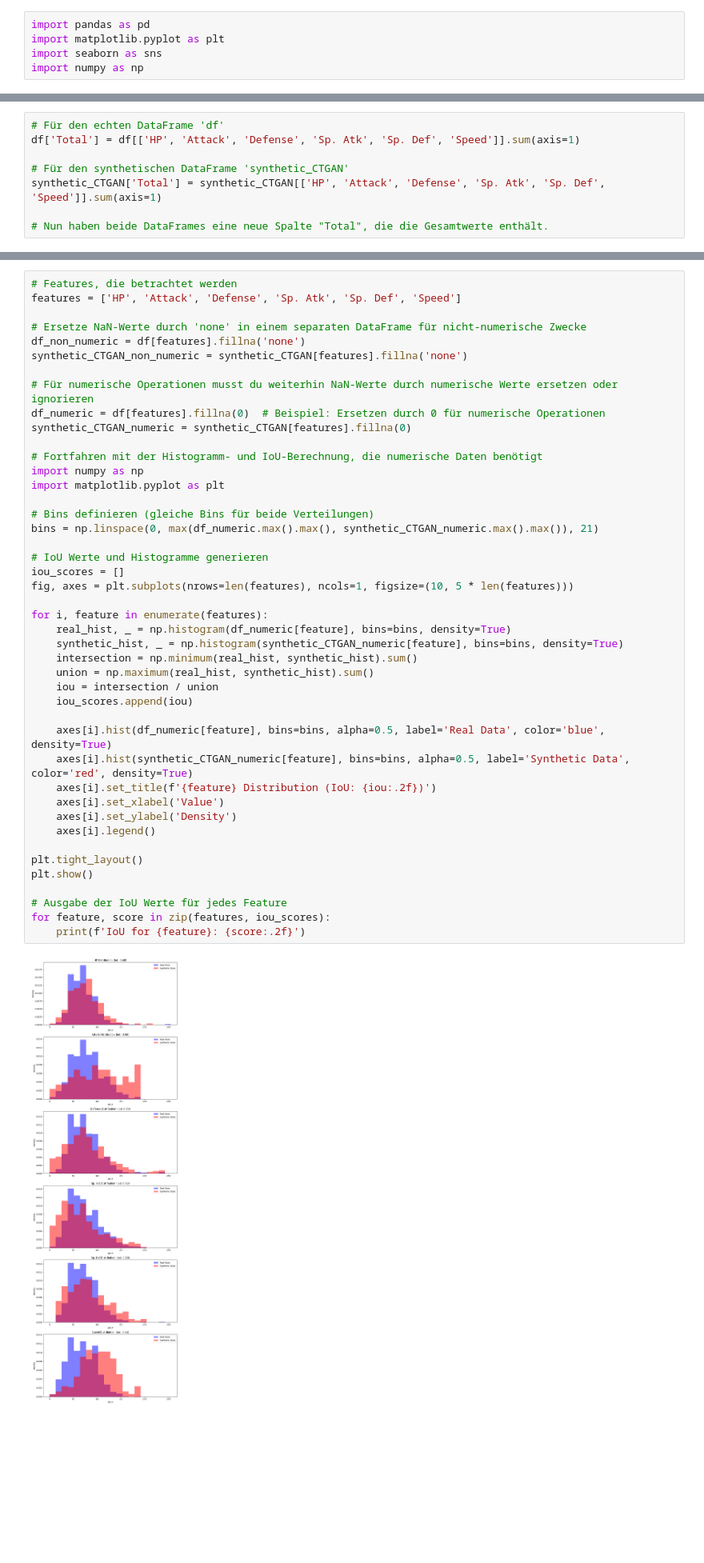
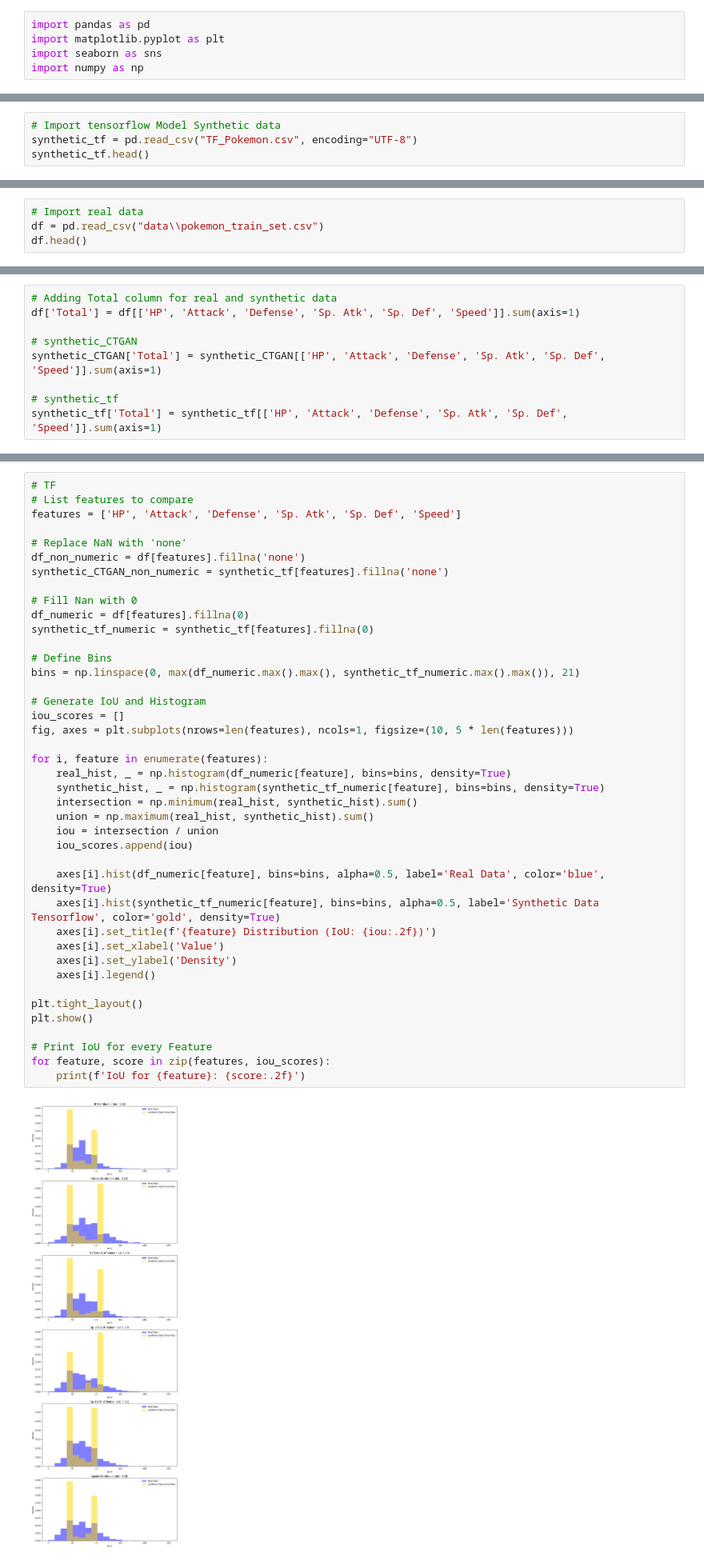
Before and after one commit to mdielacher/Pokemon, a Jupyter notebook: evaluation.ipynb, the cells around one changed output, grey strips where cells are left out. Shown at 80% size. Cells and saved outputs as stored; diff of their text form; blank space fills up the shorter version.

```diff
--- a/evaluation.ipynb
+++ b/evaluation.ipynb
@@ -35,0 +28,4 @@ df.head()
+# %%
+# Import tensorflow Model Synthetic data
+synthetic_tf = pd.read_csv("TF_Pokemon.csv", encoding="UTF-8")
+synthetic_tf.head()
@@ -35,0 +39,4 @@ df.head()
+# %%
+# Import real data
+df = pd.read_csv("data\\pokemon_train_set.csv")
+df.head()
@@ -36,8 +50,9 @@ df.head()
 # %%
-# Für den echten DataFrame 'df'
+# Adding Total column for real and synthetic data
 df['Total'] = df[['HP', 'Attack', 'Defense', 'Sp. Atk', 'Sp. Def', 'Speed']].sum(axis=1)
 
-# Für den synthetischen DataFrame 'synthetic_CTGAN'
+# synthetic_CTGAN
 synthetic_CTGAN['Total'] = synthetic_CTGAN[['HP', 'Attack', 'Defense', 'Sp. Atk', 'Sp. Def', 'Speed']].sum(axis=1)
 
-# Nun haben beide DataFrames eine neue Spalte "Total", die die Gesamtwerte enthält.
+# synthetic_tf
+synthetic_tf['Total'] = synthetic_tf[['HP', 'Attack', 'Defense', 'Sp. Atk', 'Sp. Def', 'Speed']].sum(axis=1)
@@ -201,46 +293,43 @@ plt.show()
 # %%
-# Features, die betrachtet werden
+# TF
+# List features to compare
 features = ['HP', 'Attack', 'Defense', 'Sp. Atk', 'Sp. Def', 'Speed']
 
-# Ersetze NaN-Werte durch 'none' in einem separaten DataFrame für nicht-numerische Zwecke
+# Replace NaN with 'none'
 df_non_numeric = df[features].fillna('none')
-synthetic_CTGAN_non_numeric = synthetic_CTGAN[features].fillna('none')
+synthetic_CTGAN_non_numeric = synthetic_tf[features].fillna('none')
 
-# Für numerische Operationen musst du weiterhin NaN-Werte durch numerische Werte ersetzen oder ignorieren
-df_numeric = df[features].fillna(0)  # Beispiel: Ersetzen durch 0 für numerische Operationen
-synthetic_CTGAN_numeric = synthetic_CTGAN[features].fillna(0)
+# Fill Nan with 0
+df_numeric = df[features].fillna(0)
+synthetic_tf_numeric = synthetic_tf[features].fillna(0)
 
-# Fortfahren mit der Histogramm- und IoU-Berechnung, die numerische Daten benötigt
-import numpy as np
-import matplotlib.pyplot as plt
+# Define Bins
+bins = np.linspace(0, max(df_numeric.max().max(), synthetic_tf_numeric.max().max()), 21)
 
-# Bins definieren (gleiche Bins für beide Verteilungen)
-bins = np.linspace(0, max(df_numeric.max().max(), synthetic_CTGAN_numeric.max().max()), 21)
-
-# IoU Werte und Histogramme generieren
+# Generate IoU and Histogram
 iou_scores = []
 fig, axes = plt.subplots(nrows=len(features), ncols=1, figsize=(10, 5 * len(features)))
 
 for i, feature in enumerate(features):
     real_hist, _ = np.histogram(df_numeric[feature], bins=bins, density=True)
-    synthetic_hist, _ = np.histogram(synthetic_CTGAN_numeric[feature], bins=bins, density=True)
+    synthetic_hist, _ = np.histogram(synthetic_tf_numeric[feature], bins=bins, density=True)
     intersection = np.minimum(real_hist, synthetic_hist).sum()
     union = np.maximum(real_hist, synthetic_hist).sum()
     iou = intersection / union
     iou_scores.append(iou)
 
     axes[i].hist(df_numeric[feature], bins=bins, alpha=0.5, label='Real Data', color='blue', density=True)
-    axes[i].hist(synthetic_CTGAN_numeric[feature], bins=bins, alpha=0.5, label='Synthetic Data', color='red', density=True)
+    axes[i].hist(synthetic_tf_numeric[feature], bins=bins, alpha=0.5, label='Synthetic Data Tensorflow', color='gold', density=True)
     axes[i].set_title(f'{feature} Distribution (IoU: {iou:.2f})')
     axes[i].set_xlabel('Value')
     axes[i].set_ylabel('Density')
     axes[i].legend()
 
 plt.tight_layout()
 plt.show()
 
-# Ausgabe der IoU Werte für jedes Feature
+# Print IoU for every Feature
 for feature, score in zip(features, iou_scores):
     print(f'IoU for {feature}: {score:.2f}')
 # %% [output]
-[figure, old version]
+[figure, new version]
```
Also changed, not shown: parts of 15 cells of this notebook, 4 other files.
